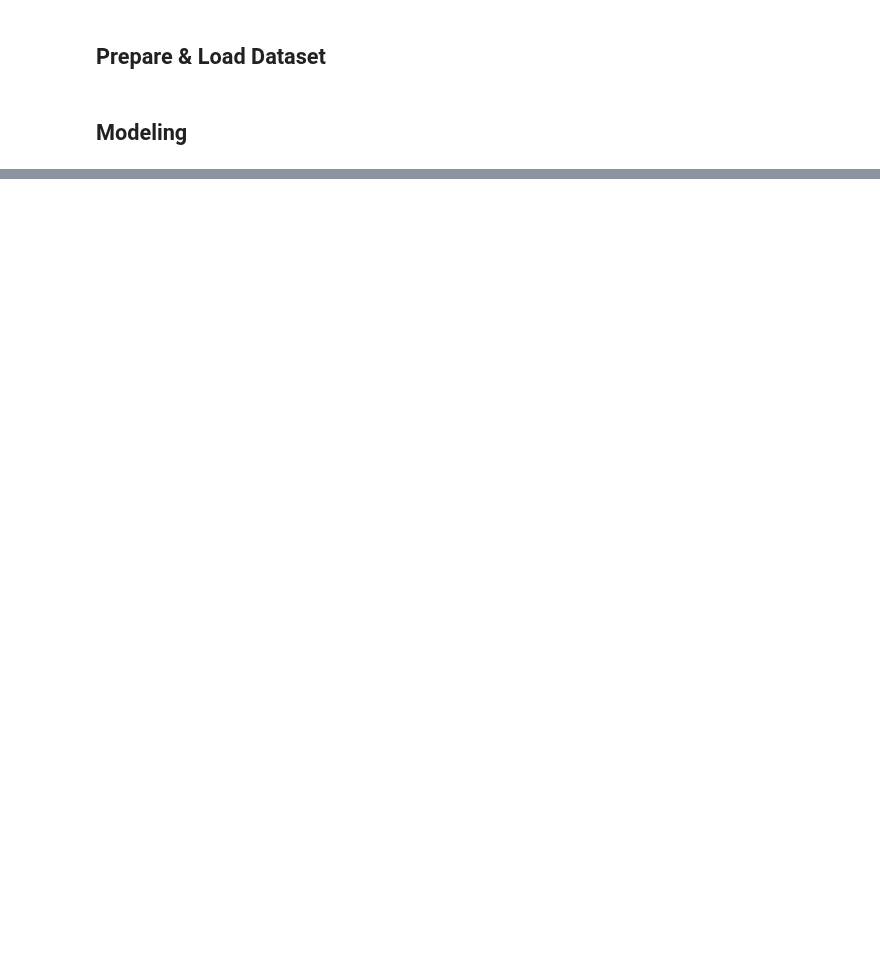
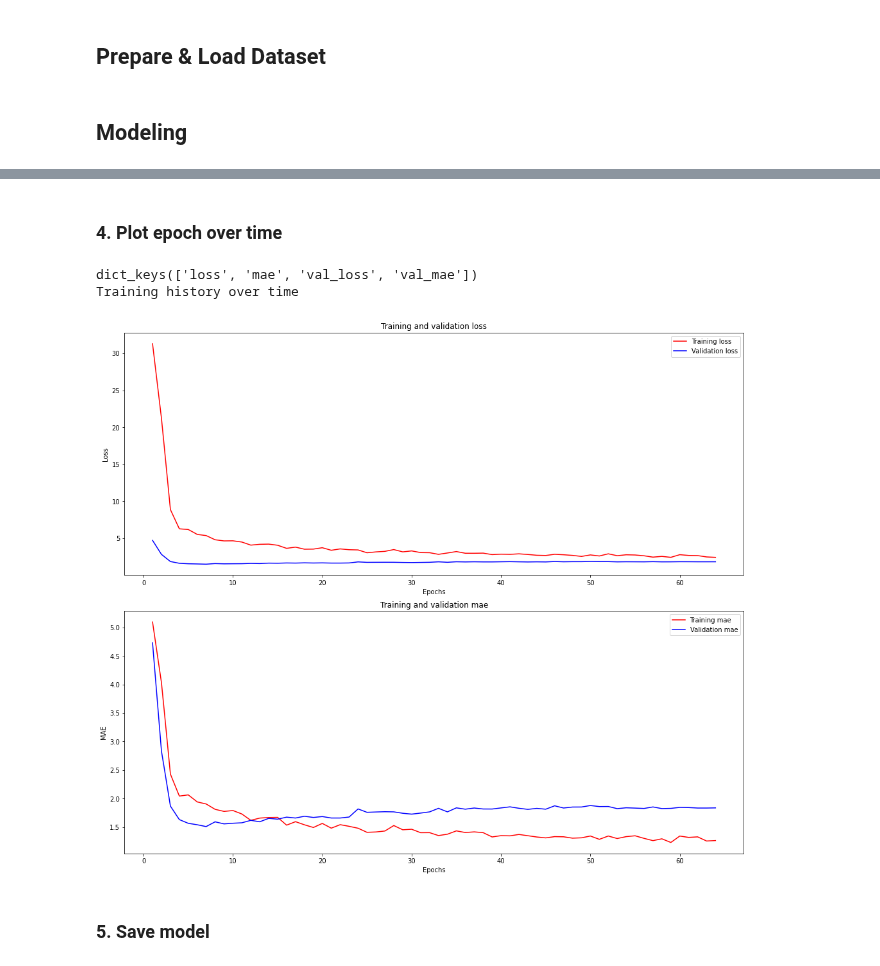
Before and after one commit to victorchendra02/Final-Academic-Project, a Jupyter notebook: models/02_MATHBERT.ipynb, the cells around one changed output, grey strips where cells are left out. Saved outputs shown, nothing was run; the diff lists cells and outputs as text; code cells hidden in the pictures; blank space fills up the shorter version.

```diff
--- a/models/02_MATHBERT.ipynb
+++ b/models/02_MATHBERT.ipynb
@@ -250,0 +405,11 @@ mathbert_regressor_model.plot_training_history_over_time()
+# %%
+mathbert_regressor_model = MathBertRegressorModel()
+mathbert_regressor_model.compile_model(
+    train_ds,
+    val_ds,
+    epochs=epochs,
+    learning_rate=learning_rate,
+    optimizer_type=optimizer_type,
+    loss=loss,
+    metrics=metrics
+)
@@ -250,0 +424,2 @@ mathbert_regressor_model.plot_training_history_over_time()
+# %%
+mathbert_regressor_model.train()
@@ -250,0 +458,10 @@ mathbert_regressor_model.plot_training_history_over_time()
+# %% [markdown]
+### 4. Plot epoch over time
+# %%
+mathbert_regressor_model.plot_training_history_over_time()
+# %% [output]
+dict_keys(['loss', 'mae', 'val_loss', 'val_mae'])
+Training history over time
+[figure, added]
+# %% [markdown]
+### 5. Save model
```
Also changed, not shown: parts of 32 cells of this notebook, 1 other file.
